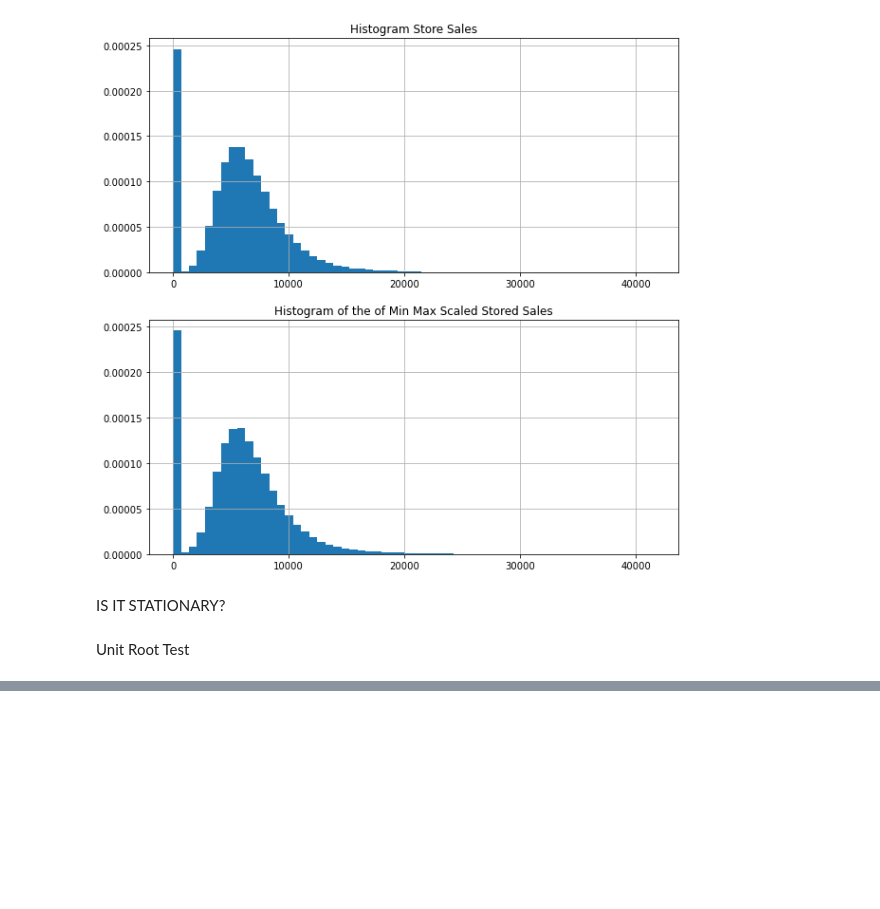
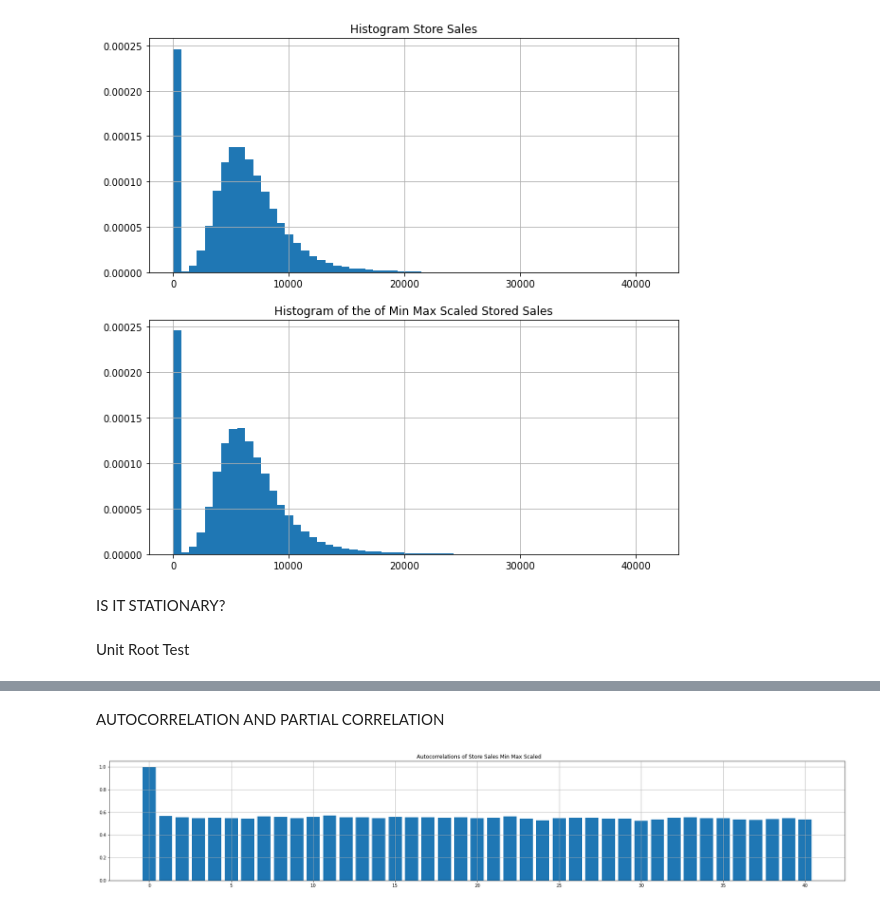
Before and after one commit to sel6/Rosmann_Pharmacy_prediction, a Jupyter notebook: notebooks/Deep_learning.ipynb, the cells around one changed output, grey strips where cells are left out. Cells and saved outputs as stored; diff of their text form; code cells hidden in the pictures; blank space fills up the shorter version.

```diff
--- a/notebooks/Deep_learning.ipynb
+++ b/notebooks/Deep_learning.ipynb
@@ -131,0 +165,16 @@ The time series is not stationry, the p-value is less than 0.05
+# %% [markdown]
+AUTOCORRELATION AND PARTIAL CORRELATION
+# %%
+acfSalesScaled = acf(indexed_time.Scaled_Sales.values, fft=True, nlags=40)
+acfSalesScaledNp = np.array(acfSalesScaled)
+# %%
+def corrPlots(array: np.array, prefix: str):
+    plt.figure(figsize=(30, 5))
+    plt.title(f"{prefix}  Autocorrelations of Store Sales Min Max Scaled")
+    plt.bar(range(len(array)), array)
+    plt.grid(True)
+    plt.show()
+
+corrPlots(acfSalesScaledNp, '')
+# %% [output]
+[figure, added]
```
Also changed, not shown: parts of 20 cells of this notebook.
